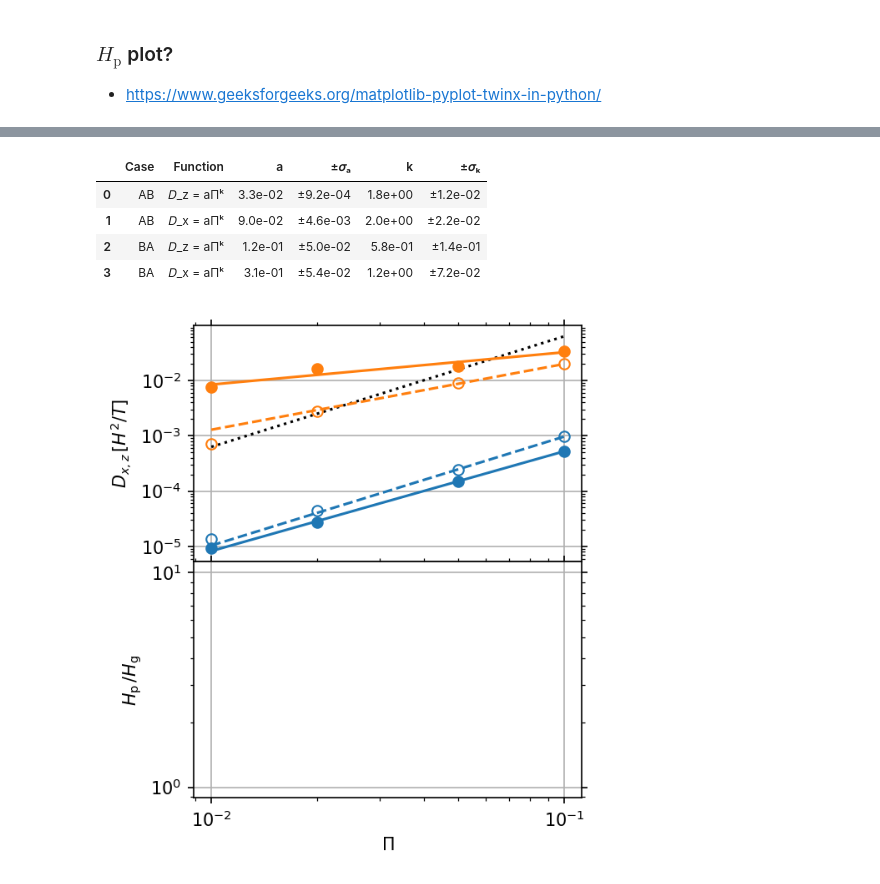
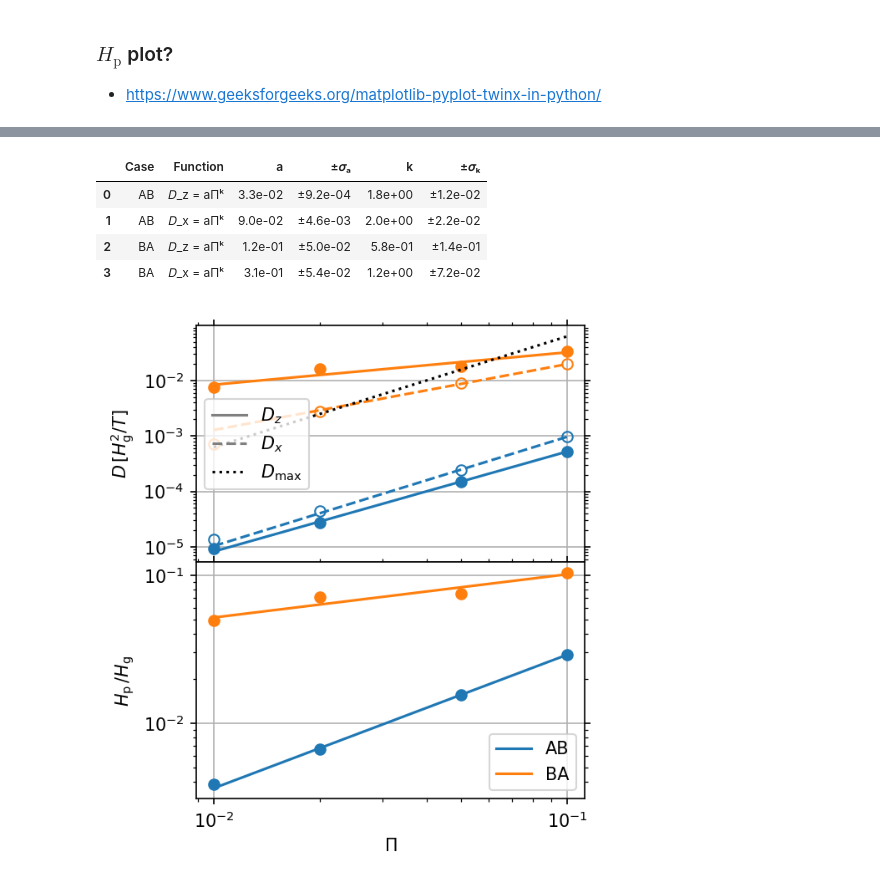
Before and after one commit to sabaronett/streaming-instability, a Jupyter notebook: ipynb/Diffusion.ipynb, the cells around one changed output, grey strips where cells are left out. Saved outputs shown, nothing was run; the diff lists cells and outputs as text; code cells hidden in the pictures.

```diff
--- a/ipynb/Diffusion.ipynb
+++ b/ipynb/Diffusion.ipynb
@@ -20,7 +115,6 @@ where $(\tau_\mathrm{s} + \tau_\mathrm{s}^{-1})/\Omega_\mathrm{K}$ is the sedime
 import sys
 sys.path.insert(0, '/home/stanley/bitbucket/ccyang/athena-dust/vis/python')
 import athena_read
-import math
 import matplotlib.pyplot as plt
 import numpy as np
 import pandas as pd
@@ -32,79 +126,83 @@ Pis = [0.01, 0.02, 0.05, 0.10]
 res = '2048'
 dirs = [['z', 'dpy', 'full', 'solid'],
         ['x', 'dpx', 'none', 'dashed']]
-dcoeffs = np.zeros((len(Pis), len(dirs)))
+Ds, Hps = np.zeros((len(Pis), len(dirs))), np.zeros(len(Pis))
 plaw = lambda Pi, a, k : a*Pi**k # Power-law model function
-H_p = lambda D_pz, c_s, H_g, tau_s: math.sqrt(D_pz*(tau_s + 1/tau_s)/c_s/H_g)
+Hp = lambda D_z, c_s, Hg, tau_s: np.sqrt(D_z*(tau_s + 1/tau_s)/c_s/Hg)
 group, modplaw, a, aerr, k, kerr = [], [], [], [], [], []
 xfit = np.linspace(0.01, 0.1)
 fig, axs = plt.subplots(2, 1, sharex='col', figsize=(4, 5), dpi=150)
 
-axs[0].plot(xfit, plaw(xfit, 2*np.pi, 2), ls=':', color='black',
-            label=r'$D_\mathrm{max} = 2\pi\Pi^2$')
+for case in cases:
+    axs[1].plot([], [], color=case[1], label=case[0])
 
-for case in cases:
     for i, dir in enumerate(dirs):
         for j, Pi in enumerate(Pis):
+            # Collect sim parameters, diffusion coefficients, dust scale heights
             path = f'{workdir}/{case[0]}/{Pi:.2f}/{res}'
-            if case[0] == 'AB' and Pi == 0.01:
-                dcoeff = np.load(f'{path}/output/dcoeff-61.npz')
-            else: dcoeff = np.load(f'{path}/output/dcoeff-81.npz')
-            dcoeffs[j, i] = dcoeff[dir[1]][0]
+            athinput = athena_read.athinput(f'{path}/athinput.si')
+            c_s = athinput['hydro']['iso_sound_speed']
+            Omega = athinput['problem']['omega']
+            Hg = c_s/Omega
+            tau_s= athinput['particles']['taus0']*Omega
+            if case[0] == 'AB' and Pi == 0.01: D = np.load(f'{path}/output/dcoeff-61.npz')
+            else: D = np.load(f'{path}/output/dcoeff-81.npz')
+            Ds[j, i] = D[dir[1]][0] # keep in [Hg**2/T]
+            if dir[0] == 'z': Hps[j] = Hp(D[dir[1]][0], c_s, Hg, tau_s)
 
         # Best-fit and plot diffusion coefficients
-        popt, pcov = curve_fit(plaw, Pis, dcoeffs[:, i])
+        popt, pcov = curve_fit(plaw, Pis, Ds[:, i])
         perr = np.sqrt(np.diag(pcov))
-        D_pzs = plaw(xfit, *popt)
-        form = f'𝐷_{dir[0]} = aΠᵏ'
-        label = f'{case[0]}, $D_{dir[0]}$'
-        axs[0].plot(Pis, dcoeffs[:, i], marker='o', ls='none',
-                    color=case[1], fillstyle=dir[2])
-        axs[0].plot(xfit, D_pzs, ls=dir[3], color=case[1], label=label)
-        group.append(case[0]); modplaw.append(form)
+        yfit = plaw(xfit, *popt)
+        axs[0].plot(Pis, Ds[:, i], marker='o', ls='none', color=case[1], fillstyle=dir[2])
+        axs[0].plot(xfit, yfit, ls=dir[3], color=case[1])
+        group.append(case[0]); modplaw.append(f'𝐷_{dir[0]} = aΠᵏ')
         a.append(popt[0]); aerr.append(perr[0])
         k.append(popt[1]); kerr.append(perr[1])
 
-        # Estimate and plot dust vertical scale heights
-        athinput = athena_read.athinput(f'{path}/athinput.si')
-        c_s = athinput['hydro']['iso_sound_speed']
-        Omega = athinput['problem']['omega']
-        tau_s= athinput['particles']['taus0']*Omega
-        H_g = c_s/Omega
-        # axs[1].plot(xfit, H_p(D_pzs, c_s, H_g, tau_s), color=case[1],
-        #             label=f'{case[0]}, $H_\mathrm{{{P}}}$')
+        # Plot dust scale heights
+        if dir[0] == 'z':
+            axs[1].plot(Pis, Hps, marker='o', ls='none', color=case[1], fillstyle=dir[2])
+            axs[1].plot(xfit, Hp(yfit, c_s, Hg, tau_s), ls=dir[3], color=case[1])
 
+# Plot Dmax, add legend keys, and format subplots
 for ax in axs.flat:
     ax.grid()
     ax.minorticks_on()
     ax.tick_params(which='both', top=True, right=True)
 
-axs[0].legend(loc='lower right')
-axs[0].set(ylabel=r'$D_{x,z}\,[H^2/T]$', xscale='log',
+axs[0].plot([], [], ls=dirs[0][3], color='tab:gray', label=f'$D_{dirs[0][0]}$')
+axs[0].plot([], [], ls=dirs[1][3], color='tab:gray', label=f'$D_{dirs[1][0]}$')
+axs[0].plot(xfit, plaw(xfit, 2*np.pi, 2), ls=':', color='black',
+            label=r'$D_\mathrm{max}$')# = 2\pi\Pi^2$')
+axs[0].legend()
+axs[0].set(ylabel=r'$D\,[H_\mathrm{g}^2/T]$', xscale='log',
            yscale='log',)# ylim=(5e-7, 2e-2))
+axs[1].legend()
 axs[1].set(xlabel=r'$\Pi$', ylabel=r'$H_\mathrm{p}\,/H_\mathrm{g}$',
            xscale='log', yscale='log',)# xlim=(8e-3, 0.13))
 
 fig.subplots_adjust(hspace=0)
-# plt.savefig('figs/dcoeffs.pdf', bbox_inches='tight', pad_inches=0.01)-
+# plt.savefig('figs/Ds.pdf', bbox_inches='tight', pad_inches=0.01)-
 
 df = pd.DataFrame({
     'Case'     : group,
     'Function' : modplaw,
     'a'        : a,
     '±𝜎ₐ'      : aerr,
     'k'        : k,
     '±𝜎ₖ'      : kerr,})
 s = df.style.format({
     'a'   : '{:.1e}',
     '±𝜎ₐ' : '±{:.1e}',
     'k'   : '{:.1e}',
     '±𝜎ₖ' : '±{:.1e}',})
-s.to_latex(buf='tabs/dcoeffs.txt')
+s.to_latex(buf='tabs/Ds.txt')
 s
 # %% [output]
 |  | Case | Function | a | ±𝜎ₐ | k | ±𝜎ₖ |
 | 0 | AB | 𝐷_z = aΠᵏ | 3.3e-02 | ±9.2e-04 | 1.8e+00 | ±1.2e-02 |
 | 1 | AB | 𝐷_x = aΠᵏ | 9.0e-02 | ±4.6e-03 | 2.0e+00 | ±2.2e-02 |
 | 2 | BA | 𝐷_z = aΠᵏ | 1.2e-01 | ±5.0e-02 | 5.8e-01 | ±1.4e-01 |
 | 3 | BA | 𝐷_x = aΠᵏ | 3.1e-01 | ±5.4e-02 | 1.2e+00 | ±7.2e-02 |
-[figure, old version]
+[figure, new version]
```
Also changed, not shown: parts of 2 cells of this notebook.
